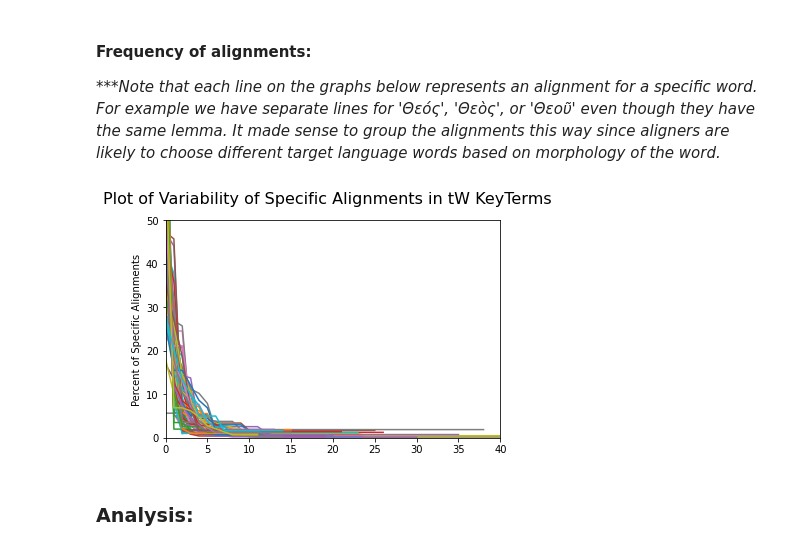
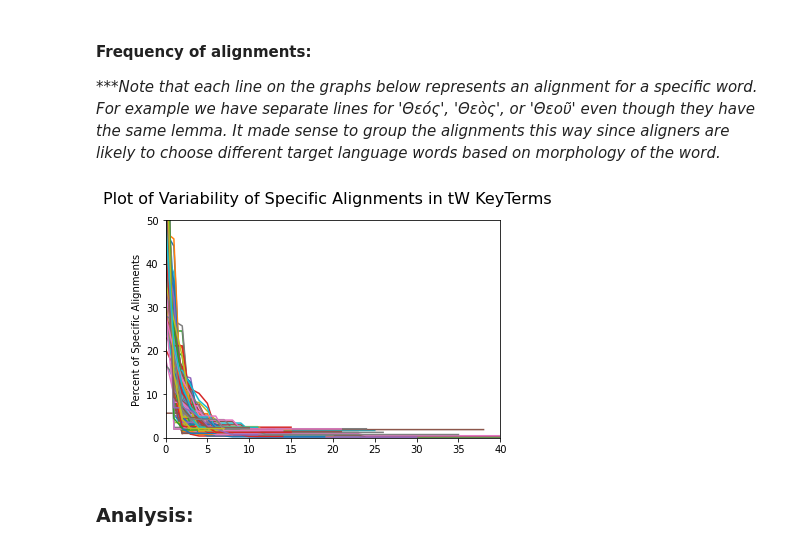
Before and after one commit to unfoldingWord-box3/alignment-ml, a Jupyter notebook: plot_multi_alignments.ipynb, the cells around one changed output. Drawn from its saved outputs; the diff is of its cells as text; code cells hidden in the pictures.

```diff
--- a/plot_multi_alignments.ipynb
+++ b/plot_multi_alignments.ipynb
@@ -21,7 +21,7 @@ Connection to SQLite DB successful
 # %%
 # get alignments for tW keyterms
 
-minAlignments = 50
+minAlignments = 40
 remove = ['ὁ', 'τίθημι', 'ποιέω', 'ἀμήν', 'ἐξουσία', 'μέν']
 alignmentsForWord, filteredAlignmentsForWord = db.fetchAlignmentDataForLemmasCached(connection, type_, bibleType, minAlignments, remove)
 print(f"Original Language Alignments: {len(filteredAlignmentsForWord)}")
@@ -59,35 +59,37 @@ _***Note that each line on the graphs below represents an alignment for a specif
 # %%
 frequenciesOfAlignments = db.getFrequenciesOfFieldInAlignments(filteredAlignmentsForWord, 'alignmentTxt')
 
 title = f"Plot of Variability of Specific Alignments in tW KeyTerms"
 ylabel = "Percent of Specific Alignments"
 xlimit = [0, 40]
 plot.plotFrequencies(frequenciesOfAlignments, title, ylabel, showXValues=False, xlimit=xlimit)
 
 stats = []
 for word in frequenciesOfAlignments.keys():
     frequency = frequenciesOfAlignments[word]
-    counts = {}
-    for key in frequency.keys():
-        count = frequency[key]
-        countStr = str(count)
-        if count in counts:
-            counts[countStr] += 1
-        else:
-            counts[countStr] = 1
+    counts = list(frequency.values)
+    countsSeries = pd.Series(counts).describe()
+    # for key in frequency.keys():
+    #     count = frequency[key]
+    #     countStr = str(count)
+    #     if count in counts:
+    #         counts[countStr] += 1
+    #     else:
+    #         counts[countStr] = 1
     alignments = filteredAlignmentsForWord[word]
-    for alignment in alignments:
-        found = db.findOriginalLanguageWord(alignment['origWords'], word, checkLemmas=False)
-        if not found:
-            print(f"Alignment does not have original lang '{word}: {alignment}")
+    # for alignment in alignments:
+    #     found = db.findOriginalLanguageWord(alignment['origWords'], word, checkLemmas=False)
+    #     if not found:
+    #         print(f"Alignment does not have original lang '{word}: {alignment}")
     stats.append({
         'originalWord': word,
         'alignments': alignments,
         'frequency': frequency,
-        'counts': counts
+        'counts': counts,
+        'countsSeries': countsSeries
     })
 # %% [output]
-[figure, old version]
+[figure, new version]
 # %% [markdown]
 ### Analysis:
 # %% [markdown]
```
Also changed, not shown: parts of 7 cells of this notebook, 12 other files.
